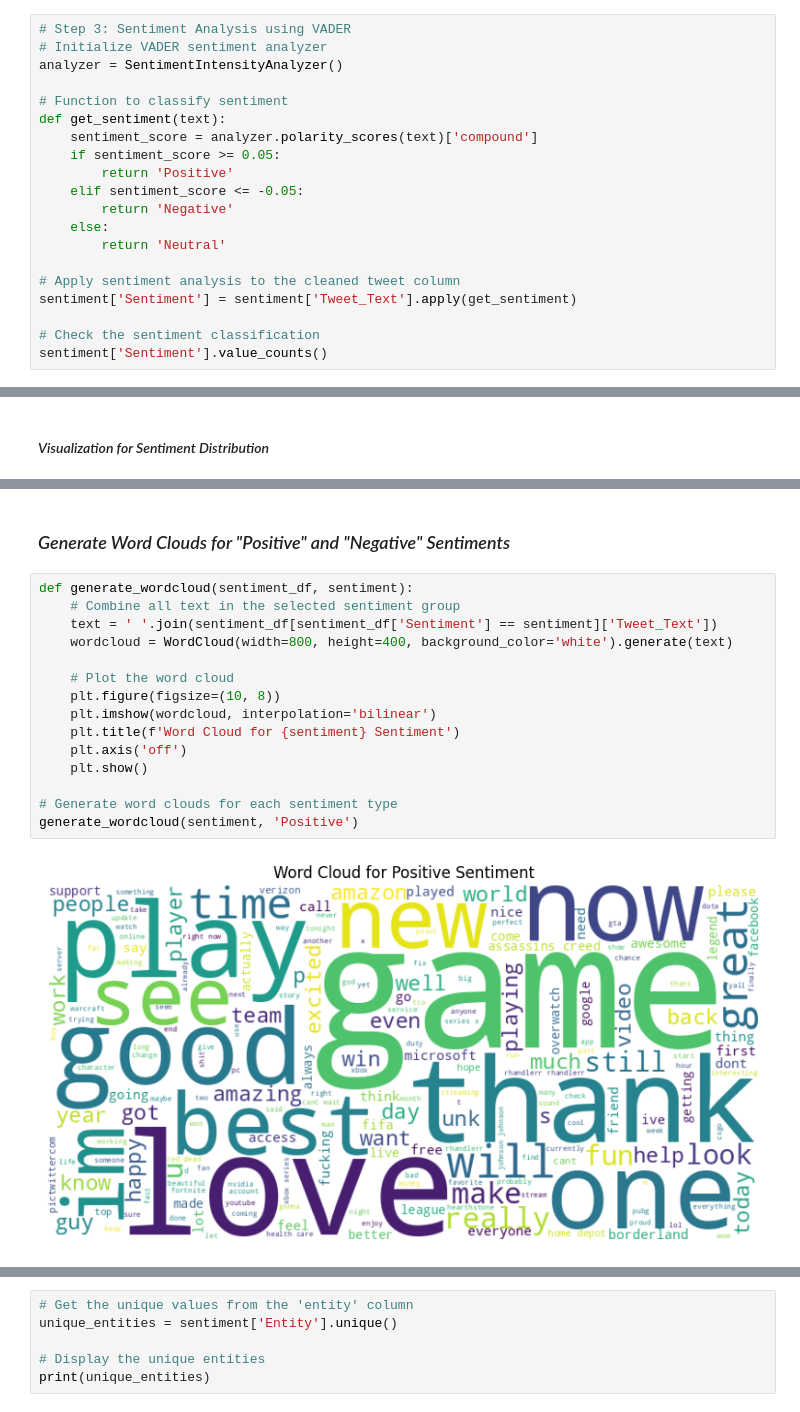
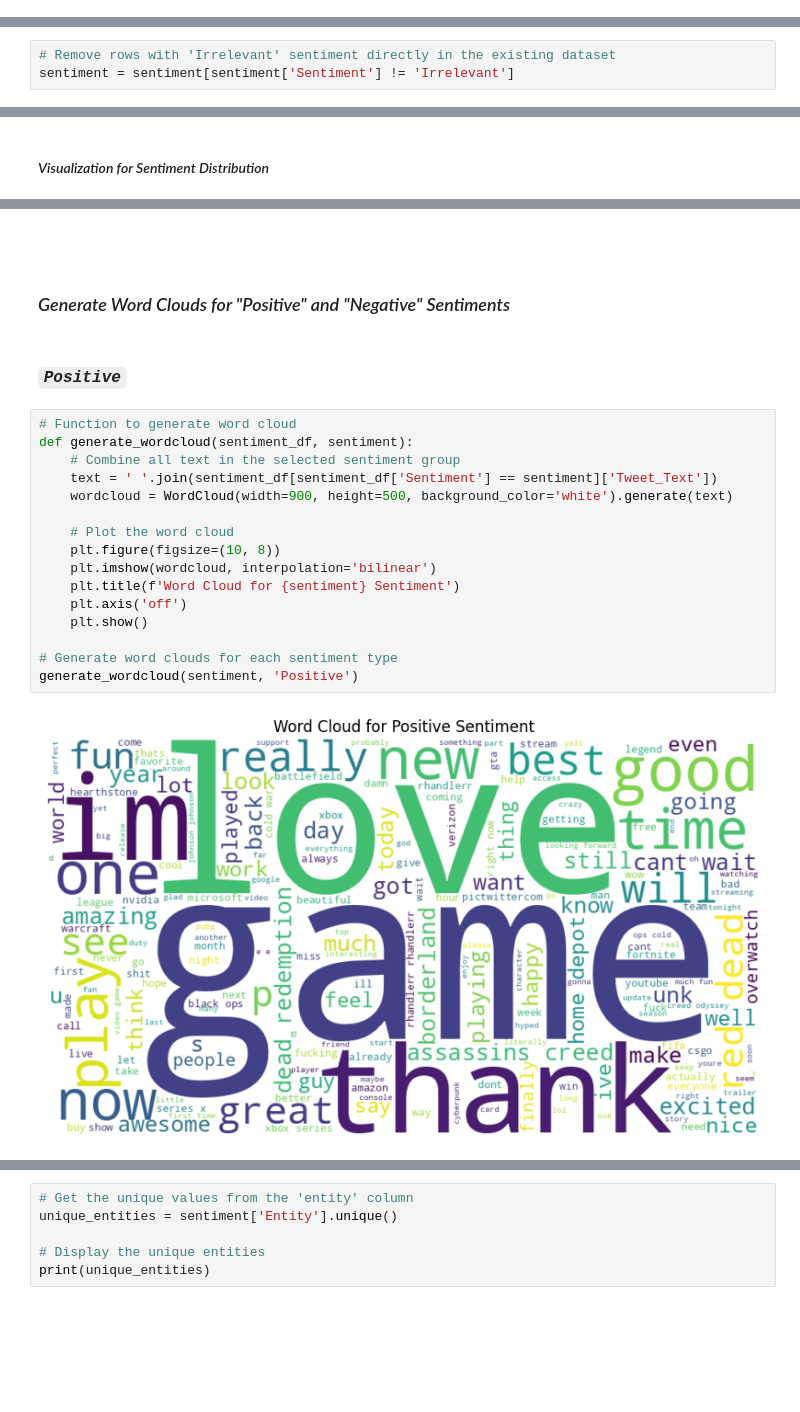
Before and after one commit to SnitTeshome/PRODIGY_DS_04, a Jupyter notebook: Task-04.ipynb, the cells around one changed output, grey strips where cells are left out. Drawn from its saved outputs; the diff is of its cells as text; blank space fills up the shorter version.

```diff
--- a/Task-04.ipynb
+++ b/Task-04.ipynb
@@ -162,20 +158,0 @@ sentiment.tail()
-# %%
-# Step 3: Sentiment Analysis using VADER
-# Initialize VADER sentiment analyzer
-analyzer = SentimentIntensityAnalyzer()
-
-# Function to classify sentiment
-def get_sentiment(text):
-    sentiment_score = analyzer.polarity_scores(text)['compound']
-    if sentiment_score >= 0.05:
-        return 'Positive'
-    elif sentiment_score <= -0.05:
-        return 'Negative'
-    else:
-        return 'Neutral'
-
-# Apply sentiment analysis to the cleaned tweet column
-sentiment['Sentiment'] = sentiment['Tweet_Text'].apply(get_sentiment)
-
-# Check the sentiment classification
-sentiment['Sentiment'].value_counts()
@@ -187,0 +201,3 @@ Name: count, dtype: int64
+# %%
+# Remove rows with 'Irrelevant' sentiment directly in the existing dataset
+sentiment = sentiment[sentiment['Sentiment'] != 'Irrelevant']
@@ -217,19 +240,24 @@ plt.show()
+# %% [markdown]
+###
 # %% [markdown]
 ### *Generate Word Clouds for "Positive" and "Negative" Sentiments*
+# %% [markdown]
+### *`Positive`*
 # %%
+# Function to generate word cloud
 def generate_wordcloud(sentiment_df, sentiment):
     # Combine all text in the selected sentiment group
     text = ' '.join(sentiment_df[sentiment_df['Sentiment'] == sentiment]['Tweet_Text'])
-    wordcloud = WordCloud(width=800, height=400, background_color='white').generate(text)
+    wordcloud = WordCloud(width=900, height=500, background_color='white').generate(text)
 
     # Plot the word cloud
     plt.figure(figsize=(10, 8))
     plt.imshow(wordcloud, interpolation='bilinear')
     plt.title(f'Word Cloud for {sentiment} Sentiment')
     plt.axis('off')
     plt.show()
 
 # Generate word clouds for each sentiment type
 generate_wordcloud(sentiment, 'Positive')
 # %% [output]
-[figure, old version]
+[figure, new version]
```
Also changed, not shown: parts of 25 cells of this notebook.
